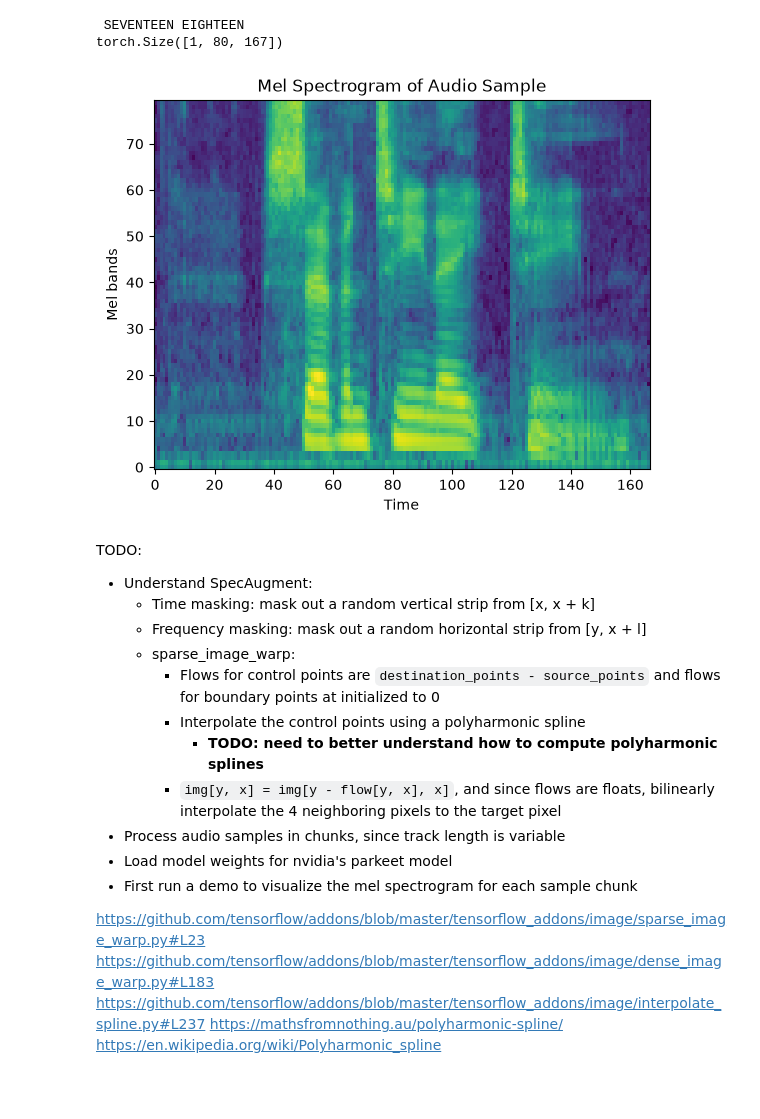
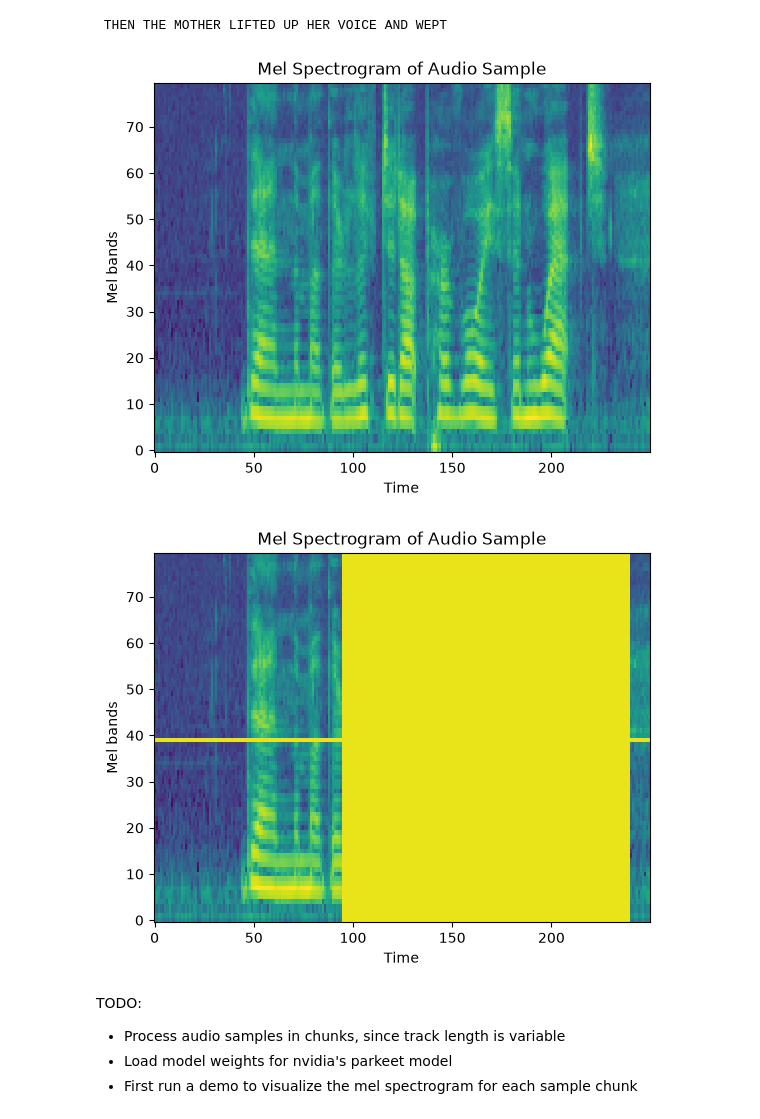
Before and after one commit to aabiji/ml-playground, a Jupyter notebook: scripts/asr/preprocess.ipynb, the cells around one changed output. Cells and saved outputs as stored; diff of their text form; code cells hidden in the pictures; blank space fills up the shorter version.

Commit message:
implemented SpecAugment

```diff
--- a/scripts/asr/preprocess.ipynb
+++ b/scripts/asr/preprocess.ipynb
@@ -1,24 +1,10 @@
 # %%
-from pathlib import Path
+import torch
 import torchaudio
 from torchaudio.transforms import MelSpectrogram, AmplitudeToDB
 from torch.utils.data import Dataset, DataLoader
 import matplotlib.pyplot as plt
-
-# A signal needs to be sampled at a rate $f_s \geq 2 f_{max}$ in order to avoid distortions.
-# Since most phonetic information lies below 8 Hz, a common sample rate for speech is 16 kHz.
-# Larger STFT windows increase frequency resolution but lower temporal resolution. In other
-# words, a larger STFT window allows for more fine grained frequency bins, but each frame will
-# cover a larger time frame, blurring rapid changes. The opposite is also true. Given this
-# tradeoff, a common window size is 25 ms. The x-axis of a MEL spectrogram represents time
-# while its y-axis displays MEL bands. Each band groups frequencies that scale linearly
-# beneath 1000 Hz and logarithmically above, matching how the human ear perceives sound.
-def plot_spectrogram(spectrogram):
-  _, ax = plt.subplots(1, 1)
-  ax.set_title("Mel Spectrogram of Audio Sample")
-  ax.set_ylabel("Mel bands")
-  ax.set_xlabel("Time")
-  ax.imshow(spectrogram.permute(1, 2, 0), origin="lower", aspect="auto", interpolation="nearest")
+from pathlib import Path
 
 class LibriSpeech(Dataset):
   def __init__(self, base_path, set_type):
@@ -31,57 +17,63 @@ class LibriSpeech(Dataset):
     self.transcript_cache = {}
 
   def get_transcript(self, audio_path):
     name, _ = audio_path.name.split(".")
     s, c, i = name.split("-")[-3:]
     transcript_path = f"{self.root_dir}/{s}/{c}/{s}-{c}.trans.txt"
 
     if transcript_path in self.transcript_cache:
       lines = self.transcript_cache[transcript_path]
       return lines[int(i)][len(name):]
 
     with open(transcript_path, "r") as file:
       lines = file.read().split("\n")
       self.transcript_cache[transcript_path] = lines
       return lines[int(i)][len(name):]
 
   def __len__(self):
     return len(self.audio_paths)
 
   def __getitem__(self, idx):
     waveform, sample_rate = torchaudio.load(self.audio_paths[idx])
     assert sample_rate == 16000 # As desribed by the dataset
     spectrogram = self.db_transform(self.mel_transform(waveform))
     transcript = self.get_transcript(self.audio_paths[idx])
     return spectrogram, transcript
 
+def mask_spectrogram(spectrogram, max_time_mask, max_freq_mask):
+  _, height, width = spectrogram.shape
+  time_len = torch.randint(0, max_time_mask, size=(1,))
+  band_len = torch.randint(0, max_freq_mask, size=(1,))
+  time_idx = torch.randint(0, width - time_len, size=(1,))
+  band_idx = torch.randint(0, height - band_len, size=(1,))
+  masked = spectrogram.detach().clone()
+  masked[:, band_idx:band_idx + band_len, :] = 0
+  masked[:, :, time_idx:time_idx + time_len] = 0
+  return masked
+
+def plot_spectrogram(spectrogram):
+  _, ax = plt.subplots(1, 1)
+  ax.set_title("Mel Spectrogram of Audio Sample")
+  ax.set_ylabel("Mel bands")
+  ax.set_xlabel("Time")
+  ax.imshow(spectrogram.permute(1, 2, 0), origin="lower", aspect="auto", interpolation="nearest")
+
 dataset = LibriSpeech(".cache/LibriSpeech", "dev-clean")
 loader = DataLoader(dataset, shuffle=True, batch_size=1)
 
-samples, labels = next(iter(loader))
-print(labels[0])
-plot_spectrogram(samples[0])
-print(samples[0].shape)
+spectrograms, labels = next(iter(loader))
+label, spectrogram = labels[0], spectrograms[0]
+masked = mask_spectrogram(spectrogram, 240, 4)
+
+print(label)
+plot_spectrogram(spectrogram)
+plot_spectrogram(masked)
 # %% [output]
- SEVENTEEN EIGHTEEN
-torch.Size([1, 80, 167])
+ THEN THE MOTHER LIFTED UP HER VOICE AND WEPT
-[figure, old version]
+[figure, new version]
+[figure, added]
 # %% [markdown]
 TODO:
-- Understand SpecAugment:
-  - Time masking: mask out a random vertical strip from [x, x + k]
-  - Frequency masking: mask out a random horizontal strip from [y, x + l]
-  - sparse_image_warp:
-    - Flows for control points are `destination_points - source_points` and flows for boundary points at initialized to 0
-    - Interpolate the control points using a polyharmonic spline
-      - **TODO: need to better understand how to compute polyharmonic splines**
-    - `img[y, x] = img[y - flow[y, x], x]`, and since flows are floats, bilinearly interpolate the 4 neighboring pixels to the target pixel
 - Process audio samples in chunks, since track length is variable
 - Load model weights for nvidia's parkeet model
 - First run a demo to visualize the mel spectrogram for each sample chunk
-
-
-https://github.com/tensorflow/addons/blob/master/tensorflow_addons/image/sparse_image_warp.py#L23
-https://github.com/tensorflow/addons/blob/master/tensorflow_addons/image/dense_image_warp.py#L183
-https://github.com/tensorflow/addons/blob/master/tensorflow_addons/image/interpolate_spline.py#L237
-https://mathsfromnothing.au/polyharmonic-spline/
-https://en.wikipedia.org/wiki/Polyharmonic_spline
```
Also changed, not shown: 2 other files.
